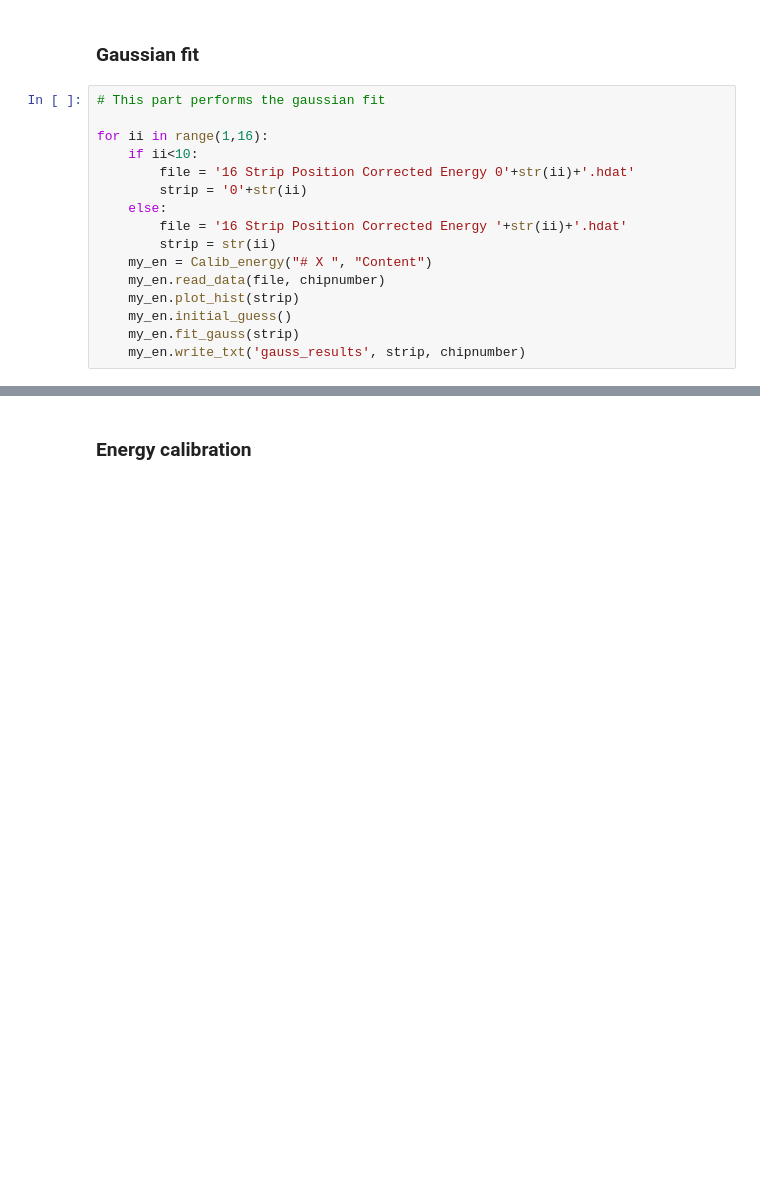
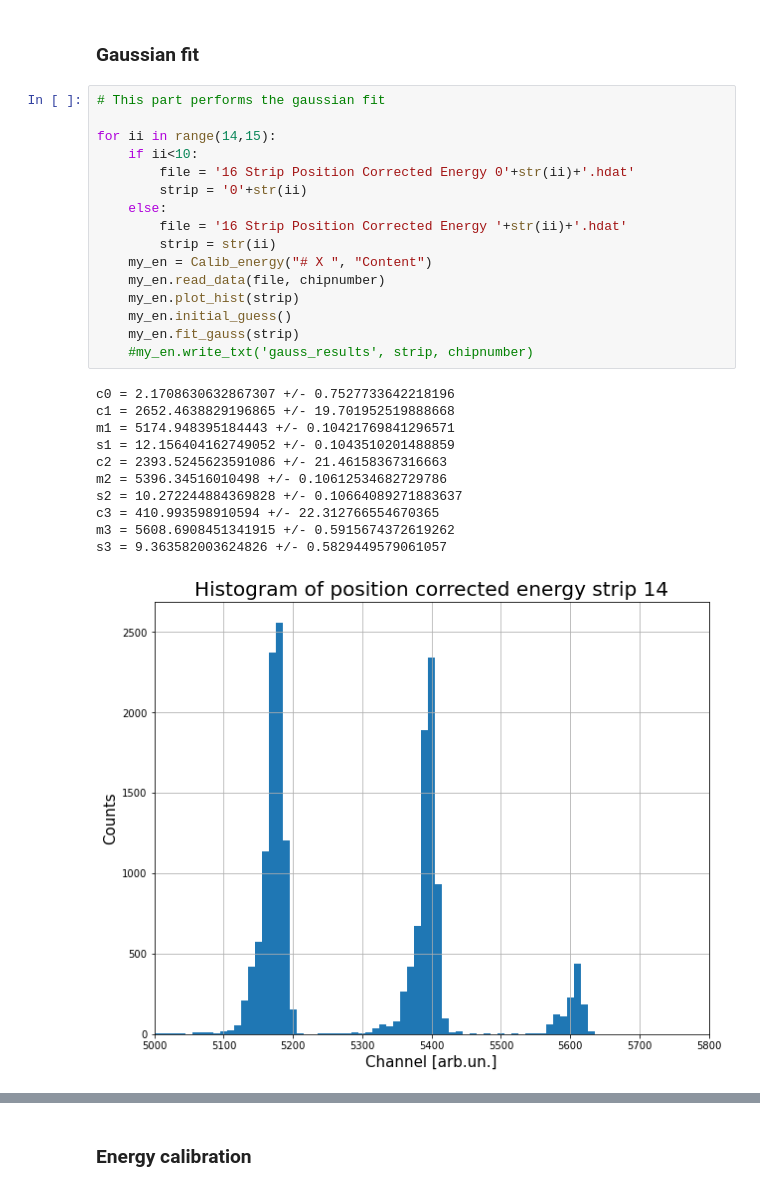
Before and after one commit to chiaramasia01/GSI16Strip, a Jupyter notebook: main_calibration.ipynb, the cells around one changed output, grey strips where cells are left out. Drawn from its saved outputs; the diff is of its cells as text; blank space fills up the shorter version.

```diff
--- a/main_calibration.ipynb
+++ b/main_calibration.ipynb
@@ -74,16 +92,28 @@ text.close()
 # %%
 # This part performs the gaussian fit
 
-for ii in range(1,16):
+for ii in range(14,15):
     if ii<10:
         file = '16 Strip Position Corrected Energy 0'+str(ii)+'.hdat'
         strip = '0'+str(ii)
     else:
         file = '16 Strip Position Corrected Energy '+str(ii)+'.hdat'
         strip = str(ii)
     my_en = Calib_energy("# X ", "Content")
     my_en.read_data(file, chipnumber)
     my_en.plot_hist(strip)
     my_en.initial_guess()
     my_en.fit_gauss(strip)
-    my_en.write_txt('gauss_results', strip, chipnumber)
+    #my_en.write_txt('gauss_results', strip, chipnumber)
+# %% [output]
+c0 = 2.1708630632867307 +/- 0.7527733642218196
+c1 = 2652.4638829196865 +/- 19.701952519888668
+m1 = 5174.948395184443 +/- 0.10421769841296571
+s1 = 12.156404162749052 +/- 0.1043510201488859
+c2 = 2393.5245623591086 +/- 21.46158367316663
+m2 = 5396.34516010498 +/- 0.10612534682729786
+s2 = 10.272244884369828 +/- 0.10664089271883637
+c3 = 410.993598910594 +/- 22.312766554670365
+m3 = 5608.6908451341915 +/- 0.5915674372619262
+s3 = 9.363582003624826 +/- 0.5829449579061057
+[figure, added]
```
Also changed, not shown: parts of 5 cells of this notebook, 1 other file.
